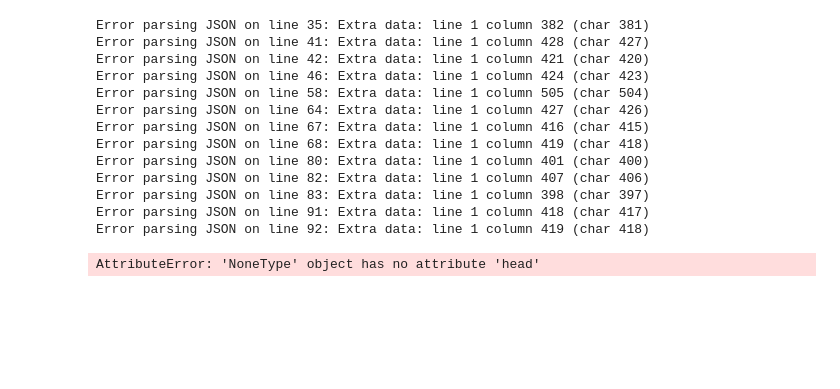
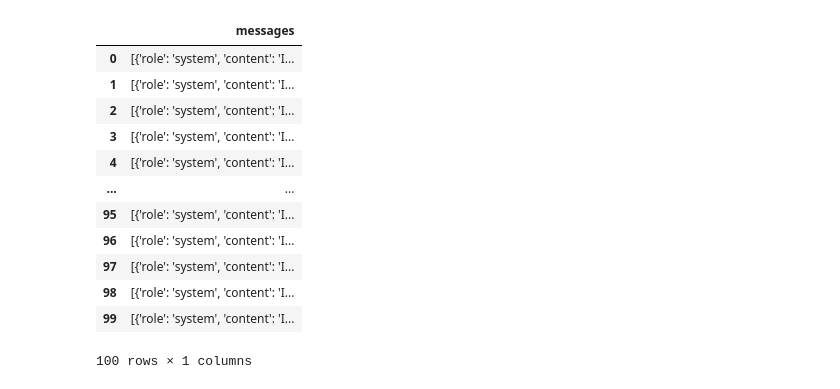
Before and after one commit to neselidondurma/ai_in_teaching_pc, a Jupyter notebook: 05_fine_tuning.ipynb, the cells around one changed output. Cells and saved outputs as stored; diff of their text form; code cells hidden in the pictures; blank space fills up the shorter version.

```diff
--- a/05_fine_tuning.ipynb
+++ b/05_fine_tuning.ipynb
@@ -7,18 +42,29 @@ import json
 # %%
 def make_df_from_jsonl(file_path):
-    # Initialize an empty list to store the parsed data
     data = []
-
-    # Open the file and read line by line
     with open(file_path, 'r', encoding='utf-8') as file:
         for line_number, line in enumerate(file, start=1):
             try:
-                # Parse each line as a JSON object and append to the list
                 json_data = json.loads(line)
-                data.append(json_data)
+                data.append(json_data)  # Append the entire JSON object
             except json.JSONDecodeError as e:
                 print(f"Error parsing JSON on line {line_number}: {e}")
-                continue  # Skip this line or use 'break' if you want to stop processing altogether
+                continue
 
-    # Create a DataFrame from the list of dictionaries
+    print(f"Number of parsed objects: {len(data)}")  # Check how many items were added
+
     df = pd.DataFrame(data)
+
+    if not df.empty:
+        # If DataFrame is not empty, apply transformations
+        df['messages'] = df['messages'].apply(
+            lambda msgs: [{'role': msg['role'], 'content': msg['content'].replace('\\n', '\n')} for msg in msgs]
+        )
+    else:
+        print("DataFrame is empty after creation.")
+
+    return df
+
+file_path = 'training_samples.jsonl'
+df = make_df_from_jsonl(file_path)
+print(df.head())
@@ -25,22 +79,16 @@ def make_df_from_jsonl(file_path):
-# %%
-# Path to your JSONL file
-file_path = 'training_samples.jsonl'
-
-# Create DataFrame
-df = make_df_from_jsonl(file_path)
-print(df.head())
-# %% [output]
-Error parsing JSON on line 35: Extra data: line 1 column 382 (char 381)
-Error parsing JSON on line 41: Extra data: line 1 column 428 (char 427)
-Error parsing JSON on line 42: Extra data: line 1 column 421 (char 420)
-Error parsing JSON on line 46: Extra data: line 1 column 424 (char 423)
-Error parsing JSON on line 58: Extra data: line 1 column 505 (char 504)
-Error parsing JSON on line 64: Extra data: line 1 column 427 (char 426)
-Error parsing JSON on line 67: Extra data: line 1 column 416 (char 415)
-Error parsing JSON on line 68: Extra data: line 1 column 419 (char 418)
-Error parsing JSON on line 80: Extra data: line 1 column 401 (char 400)
-Error parsing JSON on line 82: Extra data: line 1 column 407 (char 406)
-Error parsing JSON on line 83: Extra data: line 1 column 398 (char 397)
-Error parsing JSON on line 91: Extra data: line 1 column 418 (char 417)
-Error parsing JSON on line 92: Extra data: line 1 column 419 (char 418)
-AttributeError: 'NoneType' object has no attribute 'head'
+# %%
+df
+# %% [output]
+|  | messages |
+| 0 | [{'role': 'system', 'content': 'I... |
+| 1 | [{'role': 'system', 'content': 'I... |
+| 2 | [{'role': 'system', 'content': 'I... |
+| 3 | [{'role': 'system', 'content': 'I... |
+| 4 | [{'role': 'system', 'content': 'I... |
+| ... | ... |
+| 95 | [{'role': 'system', 'content': 'I... |
+| 96 | [{'role': 'system', 'content': 'I... |
+| 97 | [{'role': 'system', 'content': 'I... |
+| 98 | [{'role': 'system', 'content': 'I... |
+| 99 | [{'role': 'system', 'content': 'I... |
+100 rows × 1 columns
```
Also changed, not shown: parts of 21 cells of this notebook, 2 other files.
